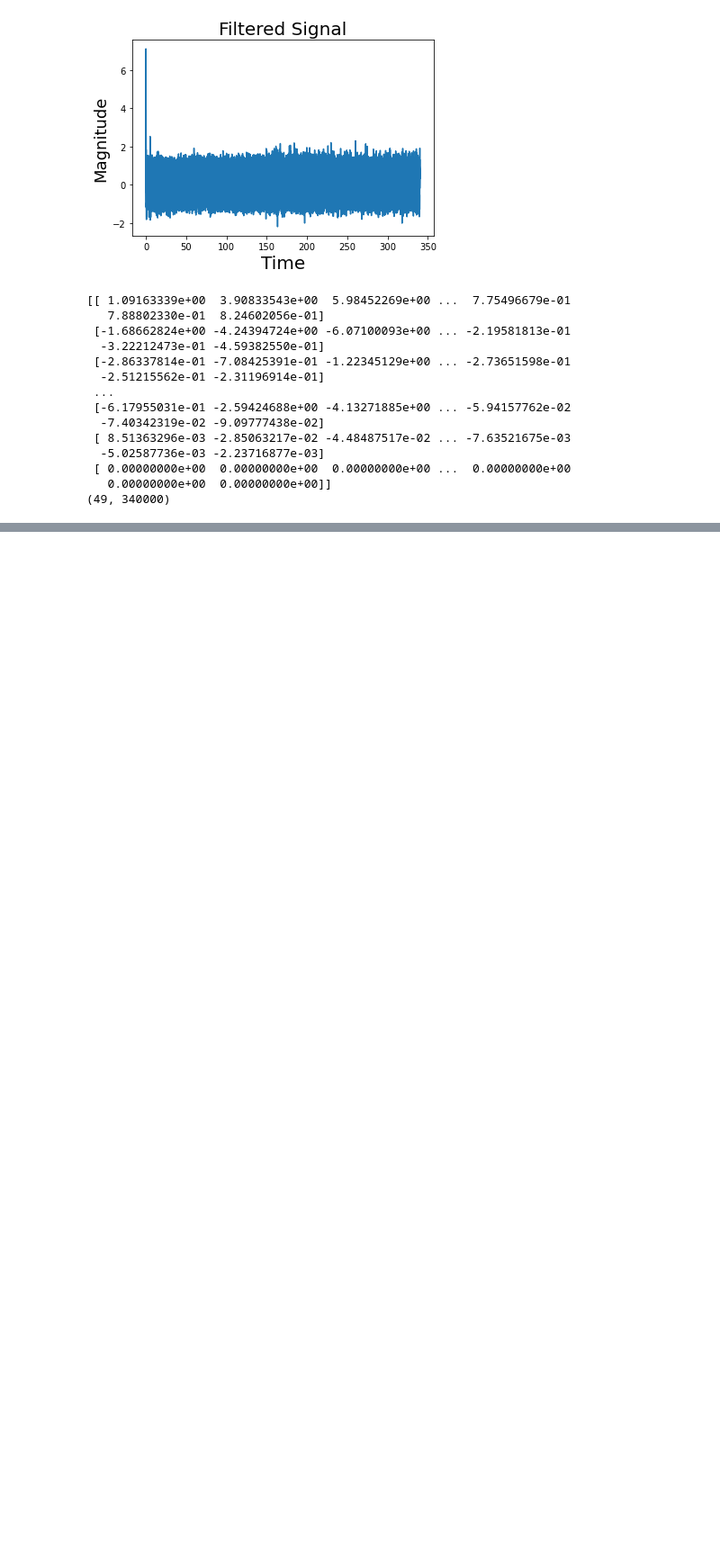
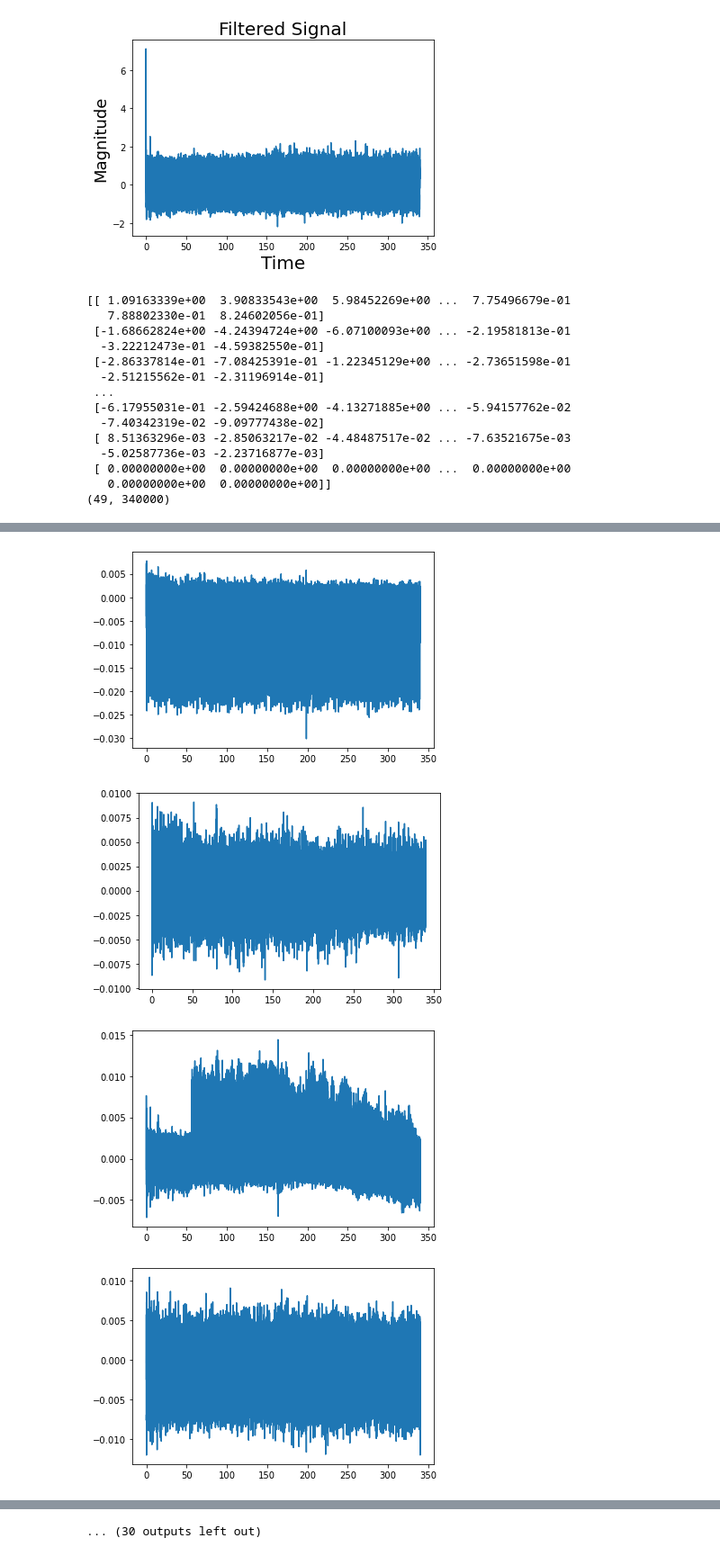
Before and after one commit to HeroicSpider/Brain-maturity-scoring-of-preterm-neonatal-babies, a Jupyter notebook: EEG signal analysis.ipynb, the cells around one changed output, grey strips where cells are left out. Shown at 90% size. Drawn from its saved outputs; the diff is of its cells as text; code cells hidden in the pictures; blank space fills up the shorter version.

```diff
--- a/EEG signal analysis.ipynb
+++ b/EEG signal analysis.ipynb
@@ -229,0 +241,7 @@ print(NF1.shape)
+# %%
+S /= S.std(axis=0)
+# %%
+ica = FastICA(n_components=43)
+# %%
+print(ica)
+S_ = ica.fit_transform(S)
@@ -229,0 +270,2 @@ print(NF1.shape)
+# %%
+A=S_.T
@@ -229,0 +288,9 @@ print(NF1.shape)
+# %%
+for i in range(0,42):
+    plt.plot(t,A[i])
+    plt.show()
+# %% [output]
+[figure, added]
+[figure, added]
+[figure, added]
+[figure, added]
@@ -229,0 +305 @@ print(NF1.shape)
+... (30 outputs left out)
```
Also changed, not shown: parts of 12 cells of this notebook.
